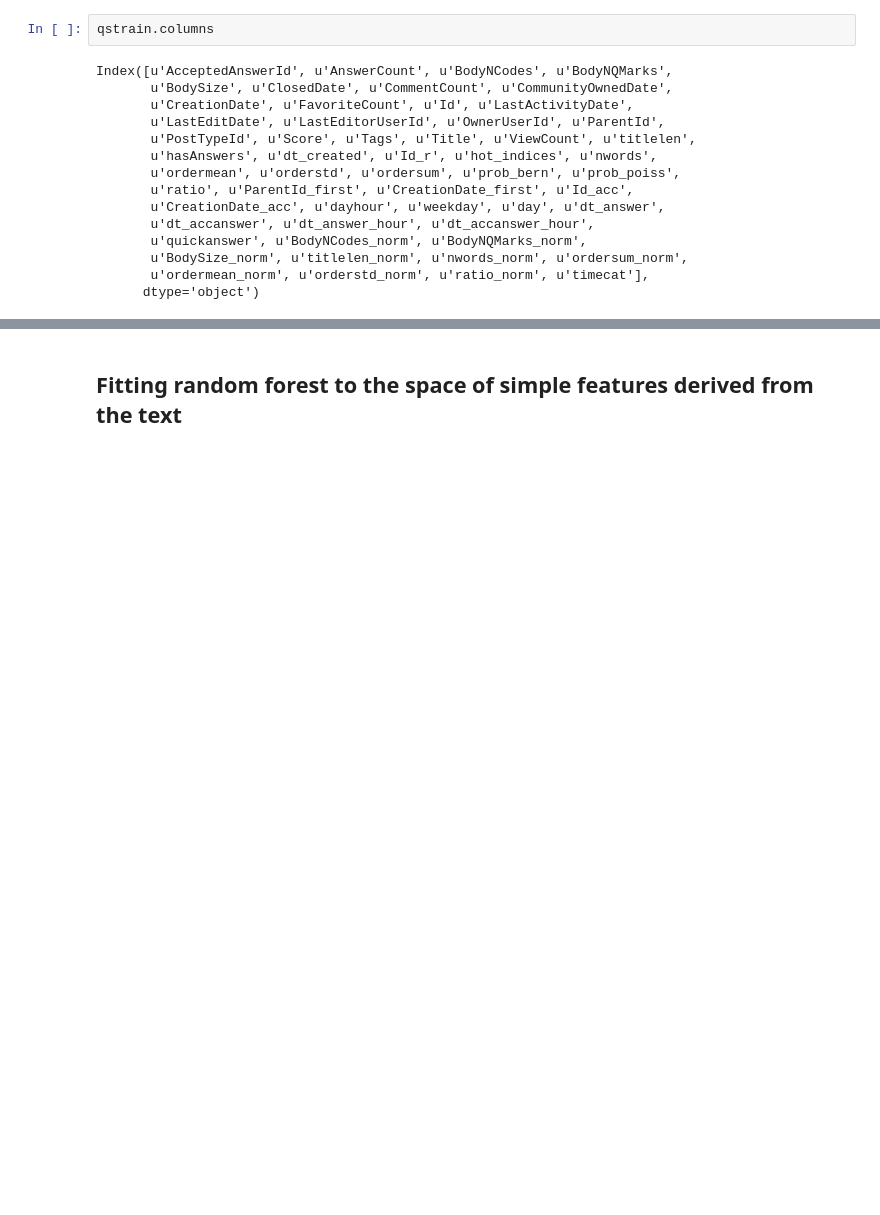
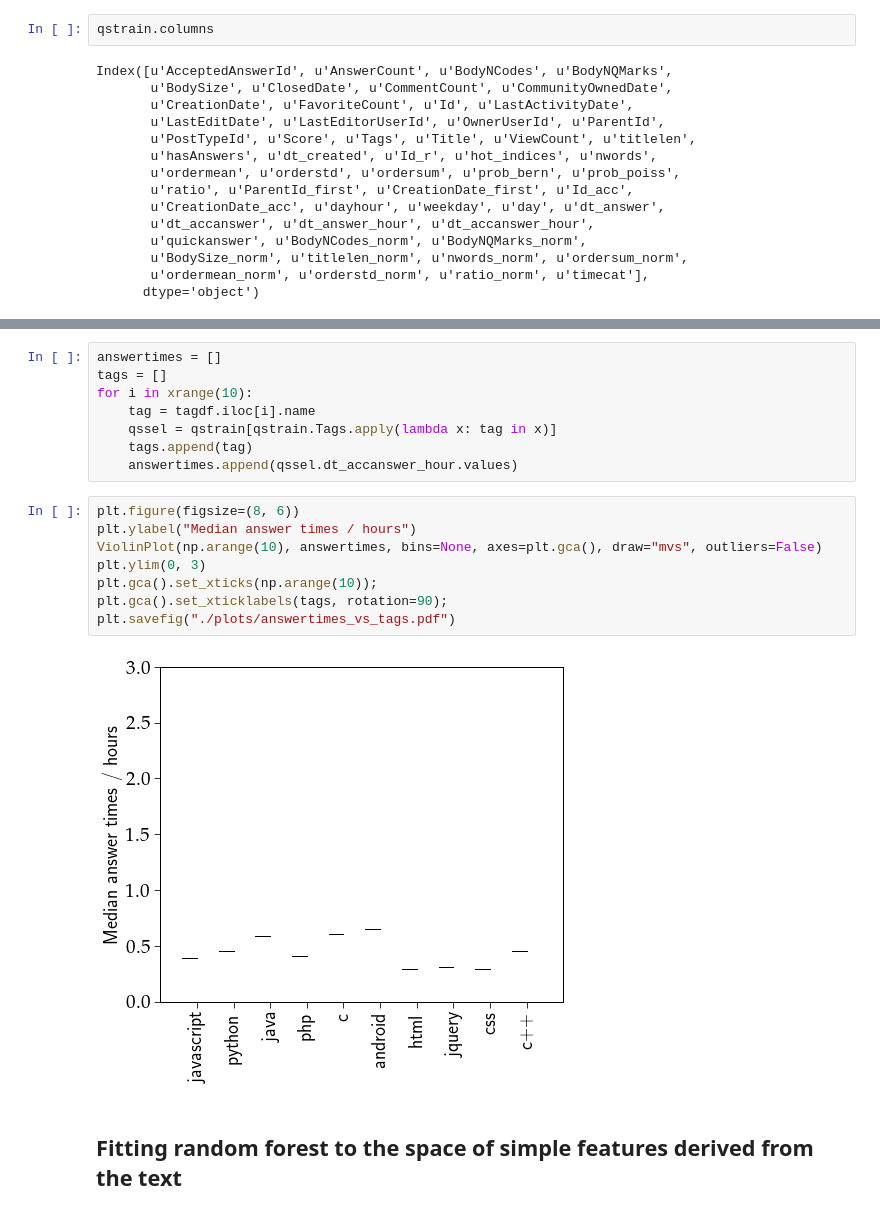
Before and after one commit to AkagiShigeru/incubator-overflow, a Jupyter notebook: stackoverflow-answer-category.ipynb, the cells around one changed output, grey strips where cells are left out. Drawn from its saved outputs; the diff is of its cells as text; blank space fills up the shorter version.

```diff
--- a/stackoverflow-answer-category.ipynb
+++ b/stackoverflow-answer-category.ipynb
@@ -161,3 +188,21 @@ Index([u'AcceptedAnswerId', u'AnswerCount', u'BodyNCodes', u'BodyNQMarks',
+# %%
+answertimes = []
+tags = []
+for i in xrange(10):
+    tag = tagdf.iloc[i].name
+    qssel = qstrain[qstrain.Tags.apply(lambda x: tag in x)]
+    tags.append(tag)
+    answertimes.append(qssel.dt_accanswer_hour.values)
+# %%
+plt.figure(figsize=(8, 6))
+plt.ylabel("Median answer times / hours")
+ViolinPlot(np.arange(10), answertimes, bins=None, axes=plt.gca(), draw="mvs", outliers=False)
+plt.ylim(0, 3)
+plt.gca().set_xticks(np.arange(10));
+plt.gca().set_xticklabels(tags, rotation=90);
+plt.savefig("./plots/answertimes_vs_tags.pdf")
+# %% [output]
+[figure, added]
 # %% [markdown]
 ## Fitting random forest to the space of simple features derived from the text
 # %%
```
Also changed, not shown: parts of 14 cells of this notebook, 1 other file.
